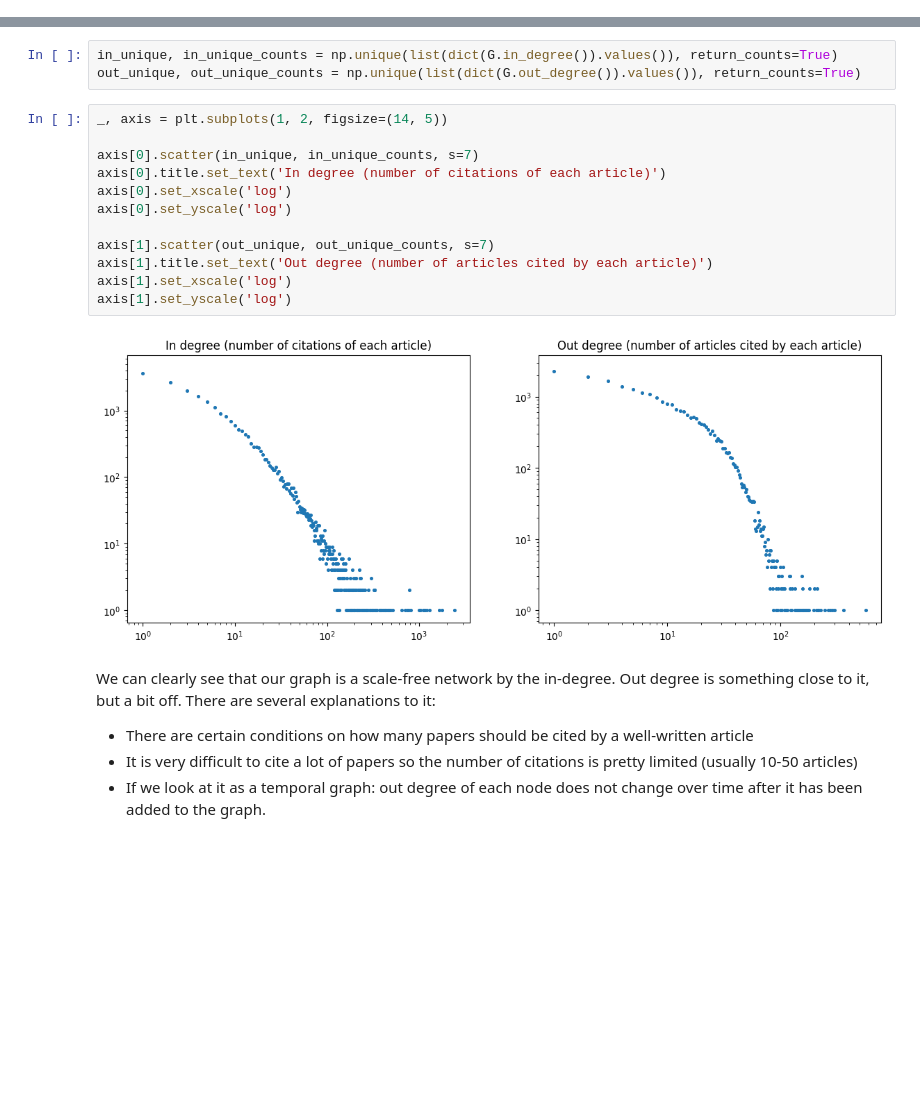
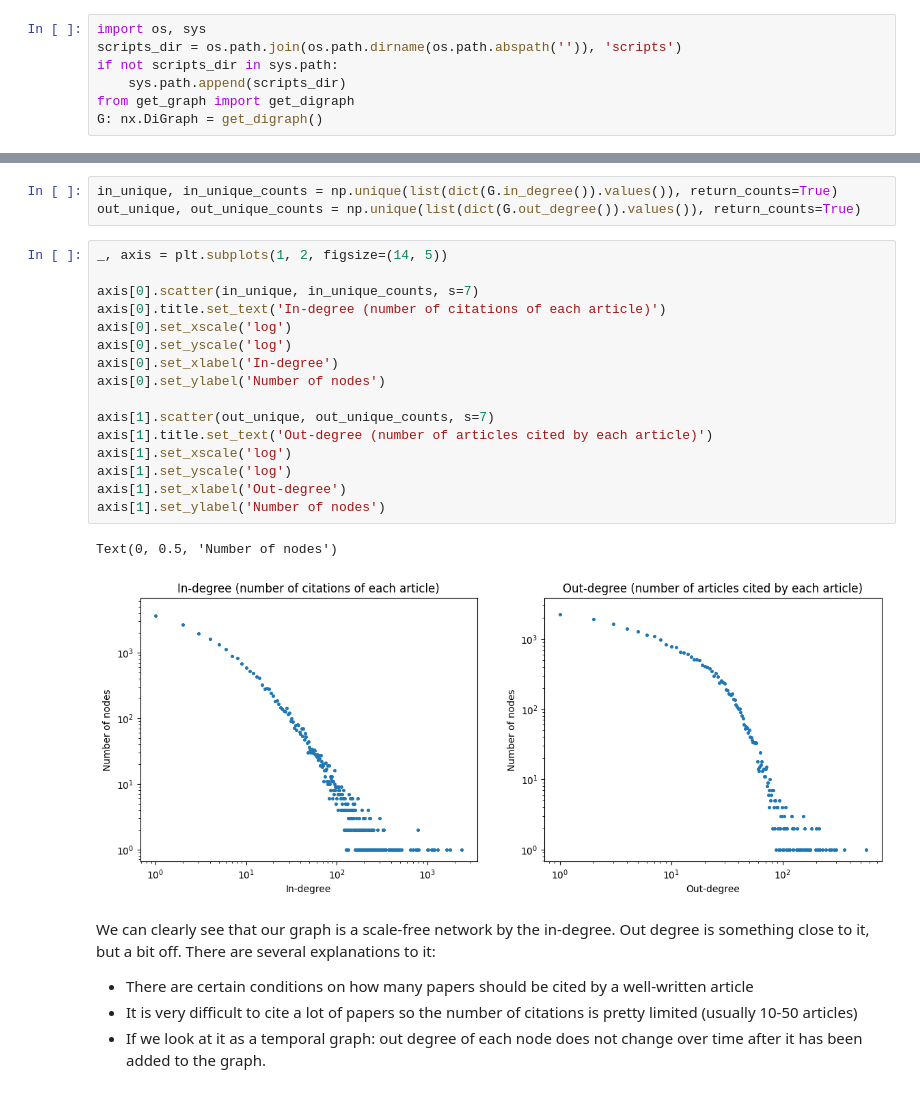
Before and after one commit to ArtemCh101/hse-sna-project, a Jupyter notebook: notebooks/EDA.ipynb, the cells around one changed output, grey strips where cells are left out. Saved outputs shown, nothing was run; the diff lists cells and outputs as text; blank space fills up the shorter version.

```diff
--- a/notebooks/EDA.ipynb
+++ b/notebooks/EDA.ipynb
@@ -14,3 +10,10 @@ G = get_digraph()
+# %%
+import os, sys
+scripts_dir = os.path.join(os.path.dirname(os.path.abspath('')), 'scripts')
+if not scripts_dir in sys.path:
+    sys.path.append(scripts_dir)
+from get_graph import get_digraph
+G: nx.DiGraph = get_digraph()
 # %% [markdown]
 ### 1. Overall structure
 # %%
@@ -31,17 +34,22 @@ out_unique, out_unique_counts = np.unique(list(dict(G.out_degree()).values()), r
 # %%
 _, axis = plt.subplots(1, 2, figsize=(14, 5))
 
 axis[0].scatter(in_unique, in_unique_counts, s=7)
-axis[0].title.set_text('In degree (number of citations of each article)')
+axis[0].title.set_text('In-degree (number of citations of each article)')
 axis[0].set_xscale('log')
 axis[0].set_yscale('log')
+axis[0].set_xlabel('In-degree')
+axis[0].set_ylabel('Number of nodes')
 
 axis[1].scatter(out_unique, out_unique_counts, s=7)
-axis[1].title.set_text('Out degree (number of articles cited by each article)')
+axis[1].title.set_text('Out-degree (number of articles cited by each article)')
 axis[1].set_xscale('log')
 axis[1].set_yscale('log')
+axis[1].set_xlabel('Out-degree')
+axis[1].set_ylabel('Number of nodes')
 # %% [output]
+Text(0, 0.5, 'Number of nodes')
-[figure, old version]
+[figure, new version]
 # %% [markdown]
 We can clearly see that our graph is a scale-free network by the in-degree. Out degree is something close to it, but a bit off. There are several explanations to it:
 - There are certain conditions on how many papers should be cited by a well-written article
```
Also changed, not shown: parts of 10 cells of this notebook, 4 other files.
